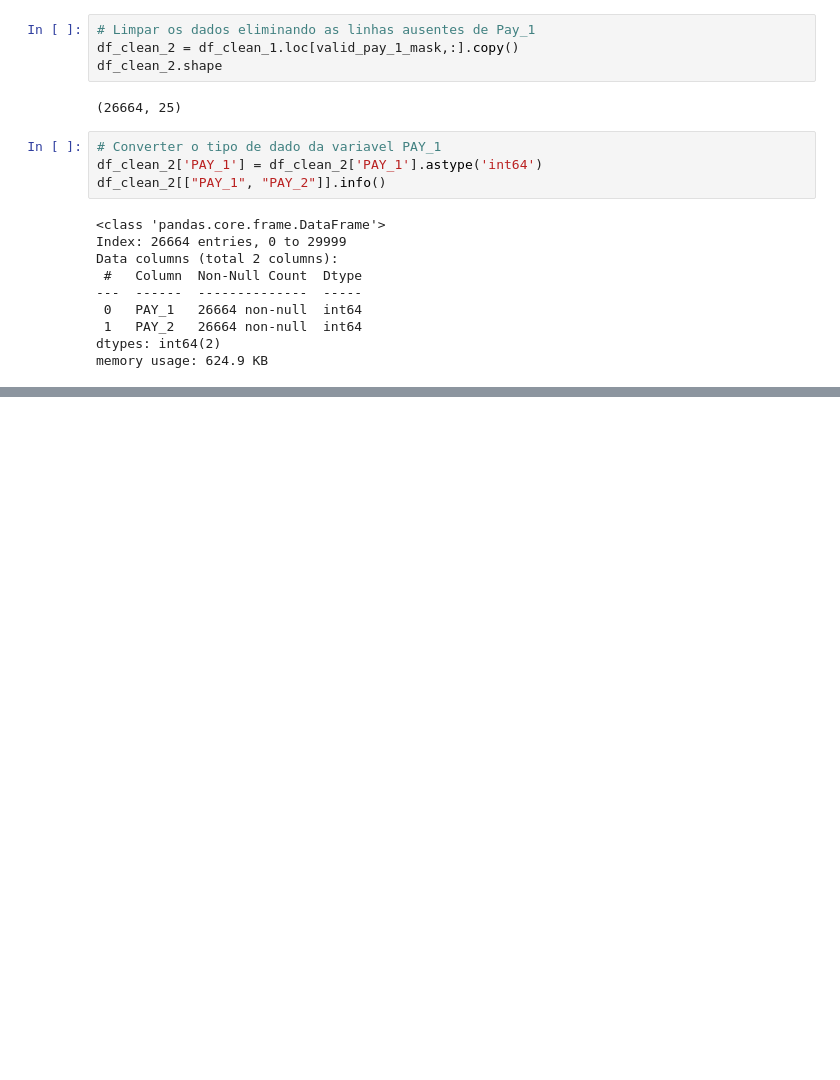
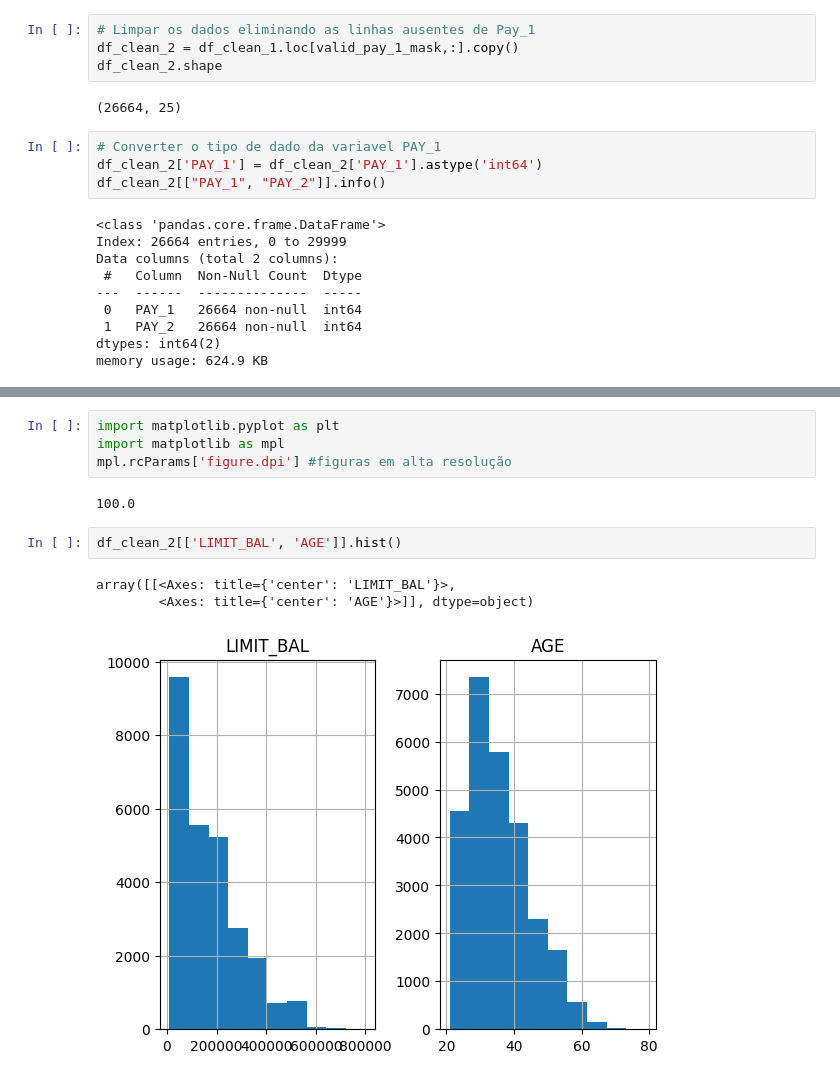
Before and after one commit to Mustasheep/Clientes-Inadimplentes, a Jupyter notebook: defaulting_client.ipynb, the cells around one changed output, grey strips where cells are left out. Cells and saved outputs as stored; diff of their text form; blank space fills up the shorter version.

```diff
--- a/defaulting_client.ipynb
+++ b/defaulting_client.ipynb
@@ -252,0 +262,12 @@ memory usage: 624.9 KB
+# %%
+import matplotlib.pyplot as plt
+import matplotlib as mpl
+mpl.rcParams['figure.dpi'] #figuras em alta resolução
+# %% [output]
+100.0
+# %%
+df_clean_2[['LIMIT_BAL', 'AGE']].hist()
+# %% [output]
+array([[<Axes: title={'center': 'LIMIT_BAL'}>,
+        <Axes: title={'center': 'AGE'}>]], dtype=object)
+[figure, added]
```
Also changed, not shown: parts of 14 cells of this notebook.
